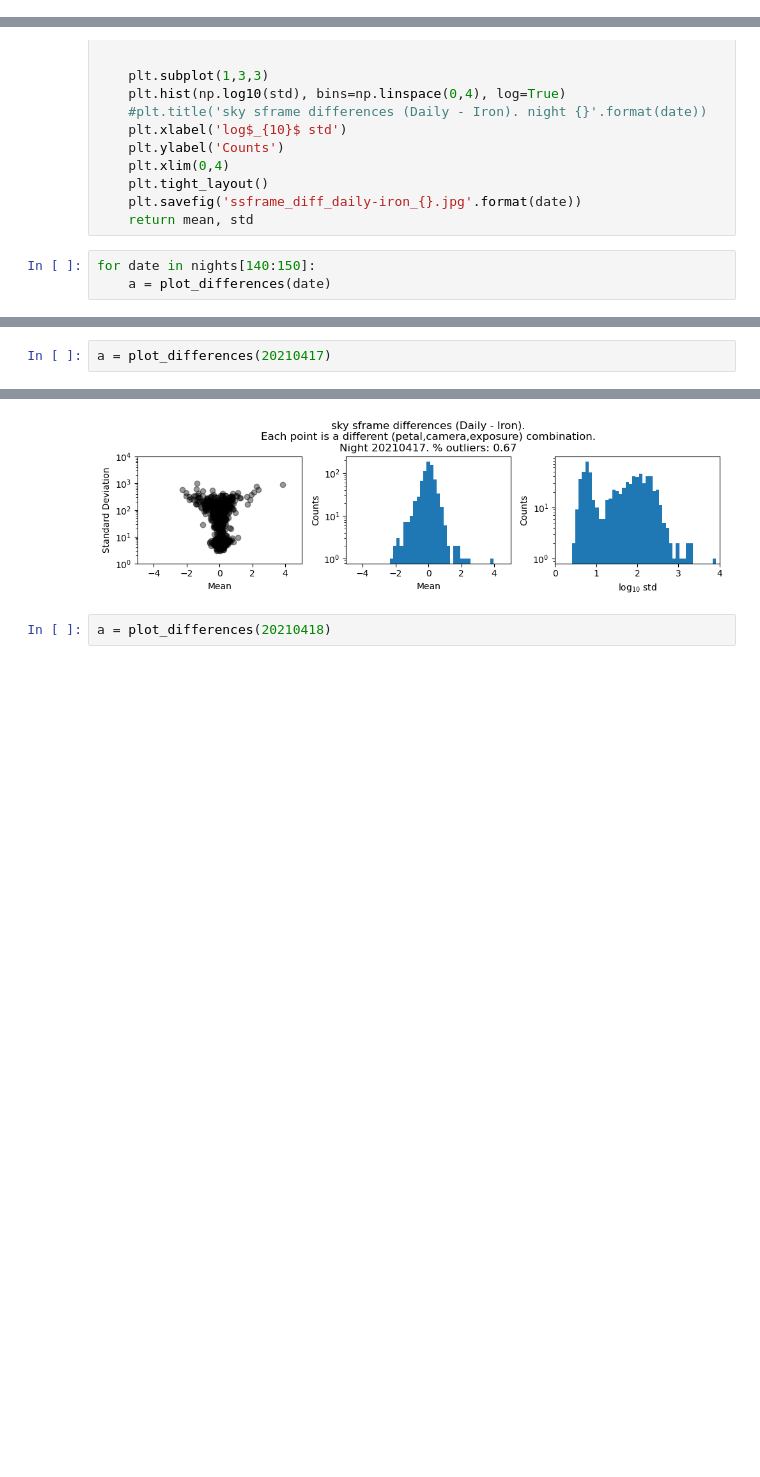
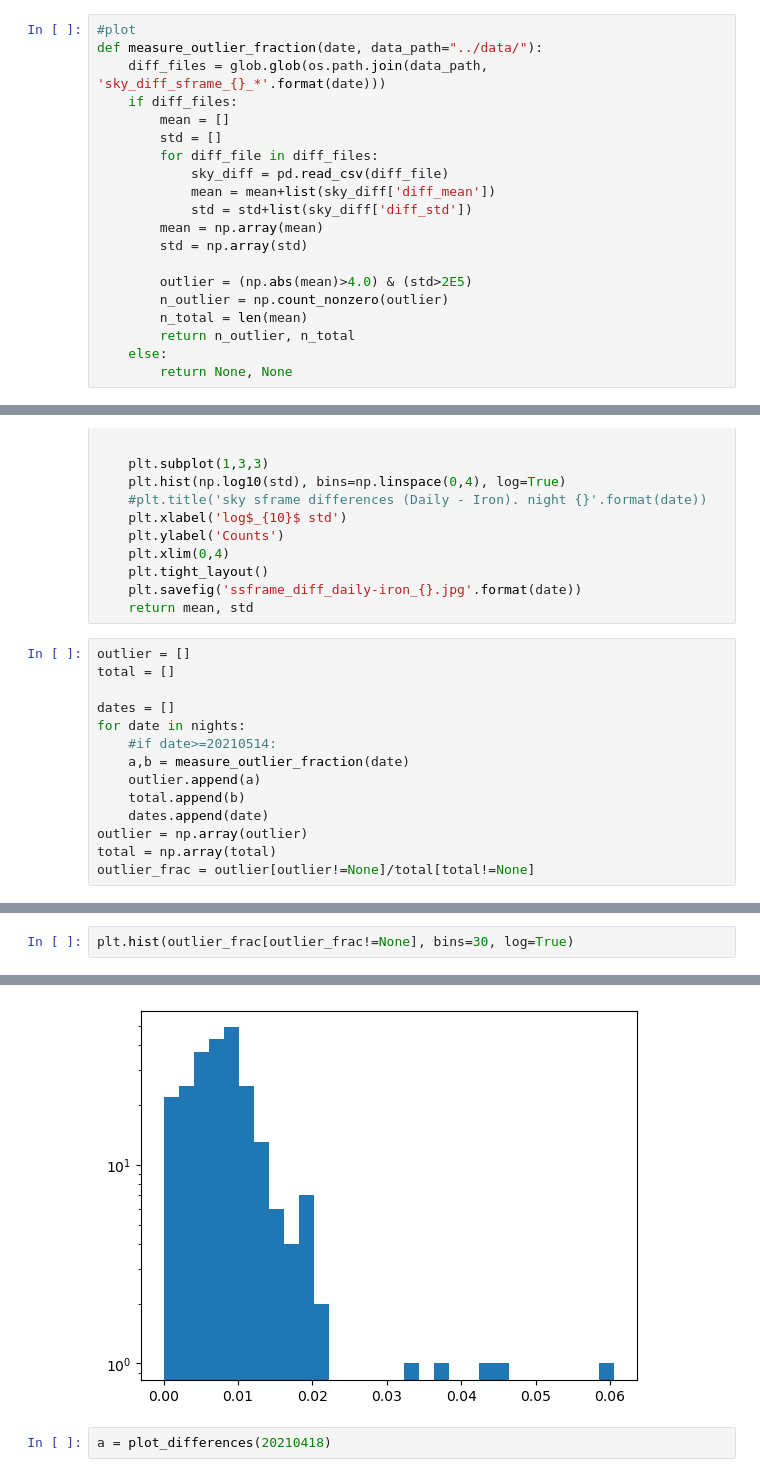
Before and after one commit to forero/desidatavalidation, a Jupyter notebook: nb/compare_sframes.ipynb, the cells around one changed output, grey strips where cells are left out. Drawn from its saved outputs; the diff is of its cells as text; blank space fills up the shorter version.

```diff
--- a/nb/compare_sframes.ipynb
+++ b/nb/compare_sframes.ipynb
@@ -94,6 +94,26 @@ daily_path = '/global/cfs/cdirs/desi/spectro/redux/daily/exposures/'
 # %%
 #date = 20211111
 #data_comparison_release_vs_daily(iron_path, daily_path, date)
+# %%
+#plot
+def measure_outlier_fraction(date, data_path="../data/"):
+    diff_files = glob.glob(os.path.join(data_path, 'sky_diff_sframe_{}_*'.format(date)))
+    if diff_files:
+        mean = []
+        std = []
+        for diff_file in diff_files:
+            sky_diff = pd.read_csv(diff_file)
+            mean = mean+list(sky_diff['diff_mean'])
+            std = std+list(sky_diff['diff_std'])
+        mean = np.array(mean)
+        std = np.array(std)
+
+        outlier = (np.abs(mean)>4.0) & (std>2E5)
+        n_outlier = np.count_nonzero(outlier)
+        n_total = len(mean)
+        return n_outlier, n_total
+    else:
+        return None, None
 # %%
 #plot
 def plot_differences(date, data_path="../data/"):
@@ -142,5 +162,16 @@ def plot_differences(date, data_path="../data/"):
     plt.savefig('ssframe_diff_daily-iron_{}.jpg'.format(date))
     return mean, std
 # %%
-for date in nights[140:150]:
-    a = plot_differences(date)
+outlier = []
+total = []
+
+dates = []
+for date in nights:
+    #if date>=20210514:
+    a,b = measure_outlier_fraction(date)
+    outlier.append(a)
+    total.append(b)
+    dates.append(date)
+outlier = np.array(outlier)
+total = np.array(total)
+outlier_frac = outlier[outlier!=None]/total[total!=None]
@@ -158,3 +194,3 @@ for date in nights[140:150]:
 # %%
-a = plot_differences(20210417)
+plt.hist(outlier_frac[outlier_frac!=None], bins=30, log=True)
 # %% [output]
@@ -161,4 +208,4 @@ a = plot_differences(20210417)
-[figure, old version]
+[figure, new version]
 # %%
 a = plot_differences(20210418)
 # %% [output]
```
Also changed, not shown: parts of 4 cells of this notebook.
